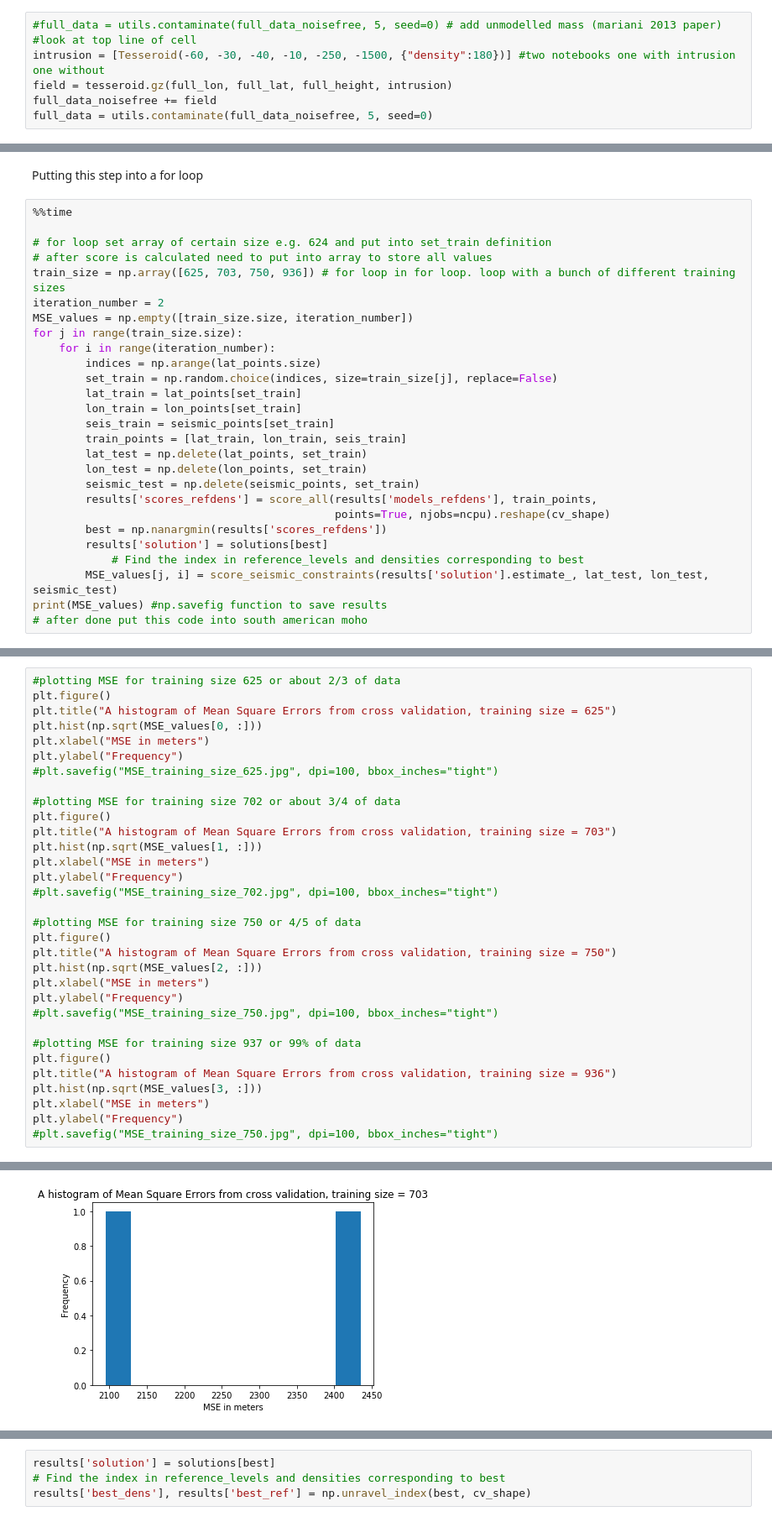
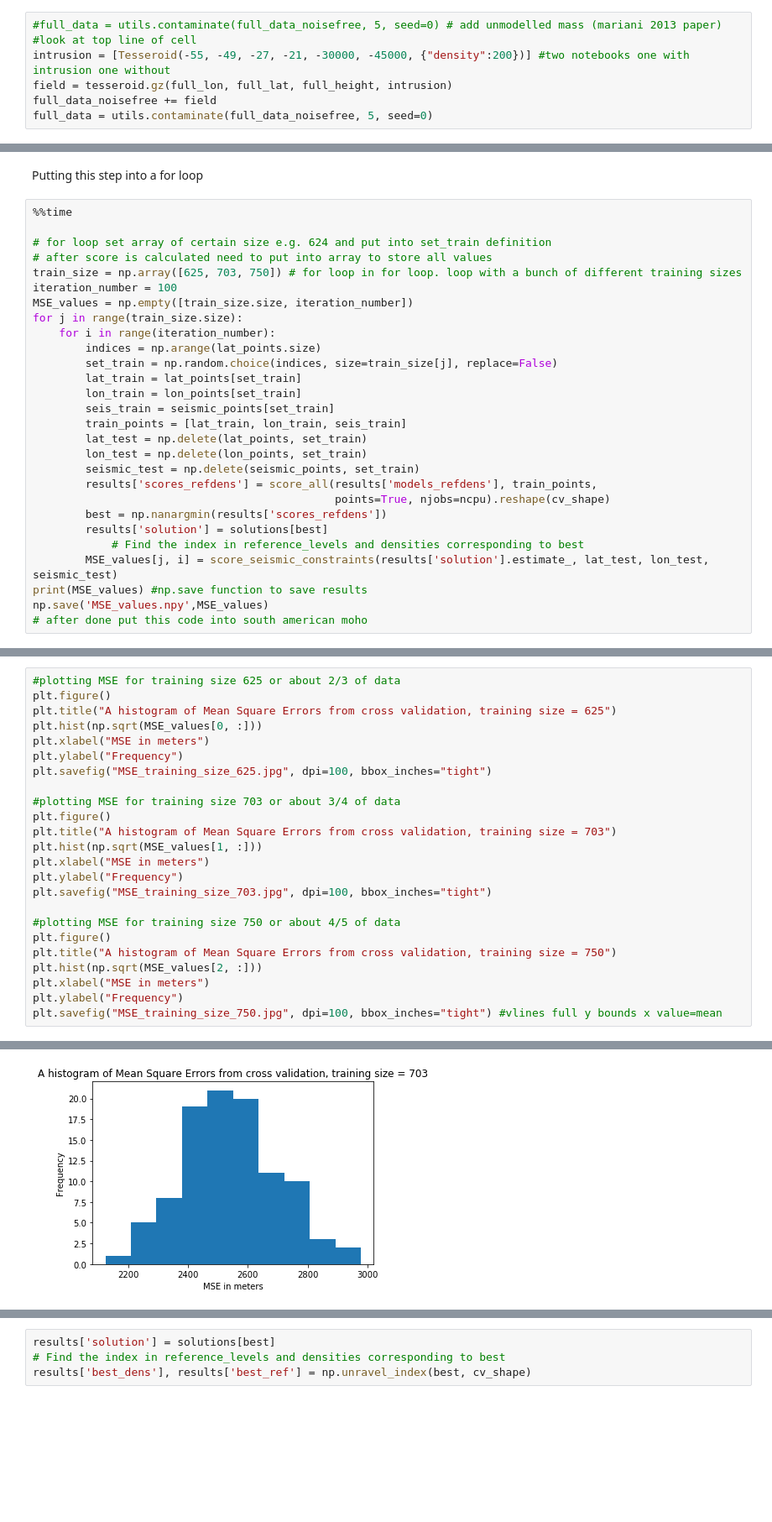
Before and after one commit to compgeolab/dissertation-moho-uncertainty, a Jupyter notebook: code/synthetic-crust1.ipynb, the cells around one changed output, grey strips where cells are left out. Shown: that part at 84% size. Drawn from its saved outputs; the diff is of its cells as text; blank space fills up the shorter version.

Commit message:
New intrusion parameters
got differences between MSE values for with intrusion and without

```diff
--- a/code/synthetic-crust1.ipynb
+++ b/code/synthetic-crust1.ipynb
@@ -128,7 +128,7 @@ full_data_noisefree = tesseroid.gz(full_lon, full_lat, full_height, model, njobs
 # %%
 #full_data = utils.contaminate(full_data_noisefree, 5, seed=0) # add unmodelled mass (mariani 2013 paper)
 #look at top line of cell
-intrusion = [Tesseroid(-60, -30, -40, -10, -250, -1500, {"density":180})] #two notebooks one with intrusion one without
+intrusion = [Tesseroid(-55, -49, -27, -21, -30000, -45000, {"density":200})] #two notebooks one with intrusion one without
 field = tesseroid.gz(full_lon, full_lat, full_height, intrusion)
 full_data_noisefree += field
 full_data = utils.contaminate(full_data_noisefree, 5, seed=0)
@@ -527,8 +527,8 @@ Putting this step into a for loop
 
 # for loop set array of certain size e.g. 624 and put into set_train definition
 # after score is calculated need to put into array to store all values
-train_size = np.array([625, 703, 750, 936]) # for loop in for loop. loop with a bunch of different training sizes
-iteration_number = 2
+train_size = np.array([625, 703, 750]) # for loop in for loop. loop with a bunch of different training sizes
+iteration_number = 100
 MSE_values = np.empty([train_size.size, iteration_number])
 for j in range(train_size.size):
     for i in range(iteration_number):
@@ -547,6 +547,7 @@ for j in range(train_size.size):
         results['solution'] = solutions[best]
             # Find the index in reference_levels and densities corresponding to best
         MSE_values[j, i] = score_seismic_constraints(results['solution'].estimate_, lat_test, lon_test, seismic_test)
-print(MSE_values) #np.savefig function to save results
+print(MSE_values) #np.save function to save results
+np.save('MSE_values.npy',MSE_values)
 # after done put this code into south american moho
 # %% [output]
@@ -569,29 +581,21 @@ plt.title("A histogram of Mean Square Errors from cross validation, training siz
 plt.hist(np.sqrt(MSE_values[0, :]))
 plt.xlabel("MSE in meters")
 plt.ylabel("Frequency")
-#plt.savefig("MSE_training_size_625.jpg", dpi=100, bbox_inches="tight")
+plt.savefig("MSE_training_size_625.jpg", dpi=100, bbox_inches="tight")
 
-#plotting MSE for training size 702 or about 3/4 of data
+#plotting MSE for training size 703 or about 3/4 of data
 plt.figure()
 plt.title("A histogram of Mean Square Errors from cross validation, training size = 703")
 plt.hist(np.sqrt(MSE_values[1, :]))
 plt.xlabel("MSE in meters")
 plt.ylabel("Frequency")
-#plt.savefig("MSE_training_size_702.jpg", dpi=100, bbox_inches="tight")
+plt.savefig("MSE_training_size_703.jpg", dpi=100, bbox_inches="tight")
 
-#plotting MSE for training size 750 or 4/5 of data
+#plotting MSE for training size 750 or about 4/5 of data
 plt.figure()
 plt.title("A histogram of Mean Square Errors from cross validation, training size = 750")
 plt.hist(np.sqrt(MSE_values[2, :]))
 plt.xlabel("MSE in meters")
 plt.ylabel("Frequency")
-#plt.savefig("MSE_training_size_750.jpg", dpi=100, bbox_inches="tight")
-
-#plotting MSE for training size 937 or 99% of data
-plt.figure()
-plt.title("A histogram of Mean Square Errors from cross validation, training size = 936")
-plt.hist(np.sqrt(MSE_values[3, :]))
-plt.xlabel("MSE in meters")
-plt.ylabel("Frequency")
-#plt.savefig("MSE_training_size_750.jpg", dpi=100, bbox_inches="tight")
+plt.savefig("MSE_training_size_750.jpg", dpi=100, bbox_inches="tight") #vlines full y bounds x value=mean
 # %% [output]
@@ -600 +603 @@ Text(0,0.5,'Frequency')
-[figure, old version]
+[figure, new version]
```
Also changed, not shown: parts of 19 cells of this notebook.
